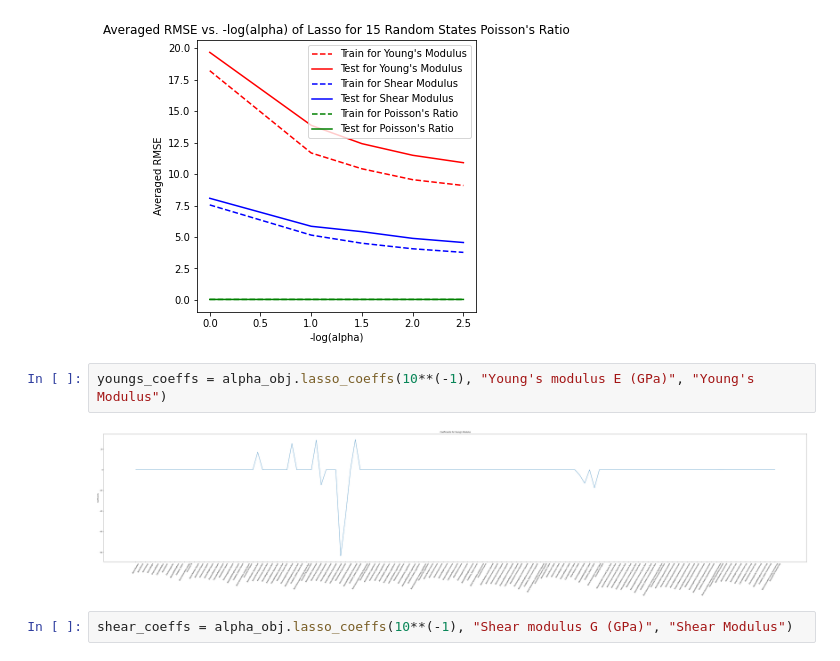
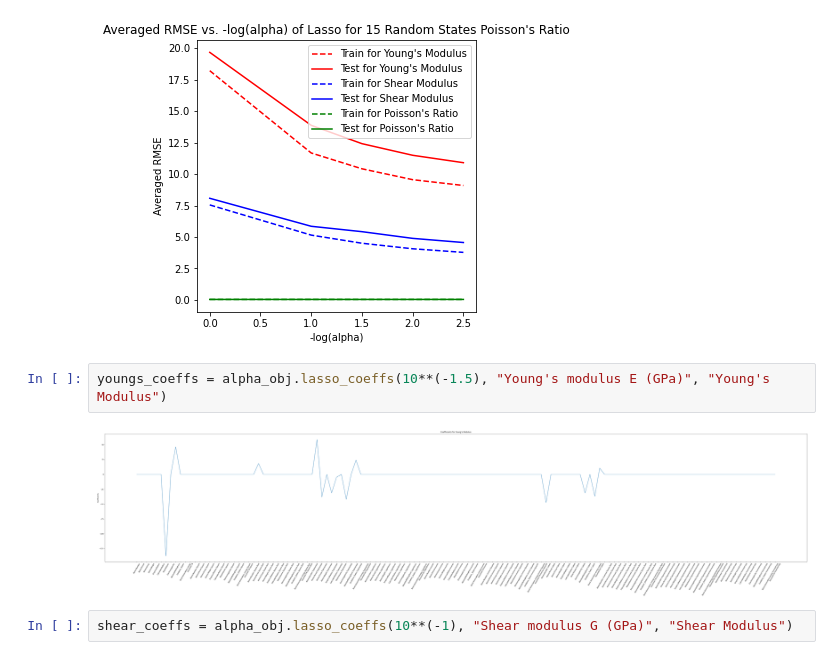
Before and after one commit to zachang890/ML_Research---Glass, a Jupyter notebook: lasso_feature_select_wk5-6.ipynb, the cells around one changed output. Cells and saved outputs as stored; diff of their text form.

```diff
--- a/lasso_feature_select_wk5-6.ipynb
+++ b/lasso_feature_select_wk5-6.ipynb
@@ -135,9 +129,9 @@ alpha_obj.plot_rmse_alpha(poisson_average_rmse_train, poisson_average_rmse_test,
 # %% [output]
 [figure]
 # %%
-youngs_coeffs = alpha_obj.lasso_coeffs(10**(-1), "Young's modulus E (GPa)", "Young's Modulus")
+youngs_coeffs = alpha_obj.lasso_coeffs(10**(-1.5), "Young's modulus E (GPa)", "Young's Modulus")
 # %% [output]
-[figure, old version]
+[figure, new version]
 # %%
 shear_coeffs = alpha_obj.lasso_coeffs(10**(-1), "Shear modulus G (GPa)", "Shear Modulus")
 # %% [output]
```
Also changed, not shown: parts of 6 cells of this notebook.
